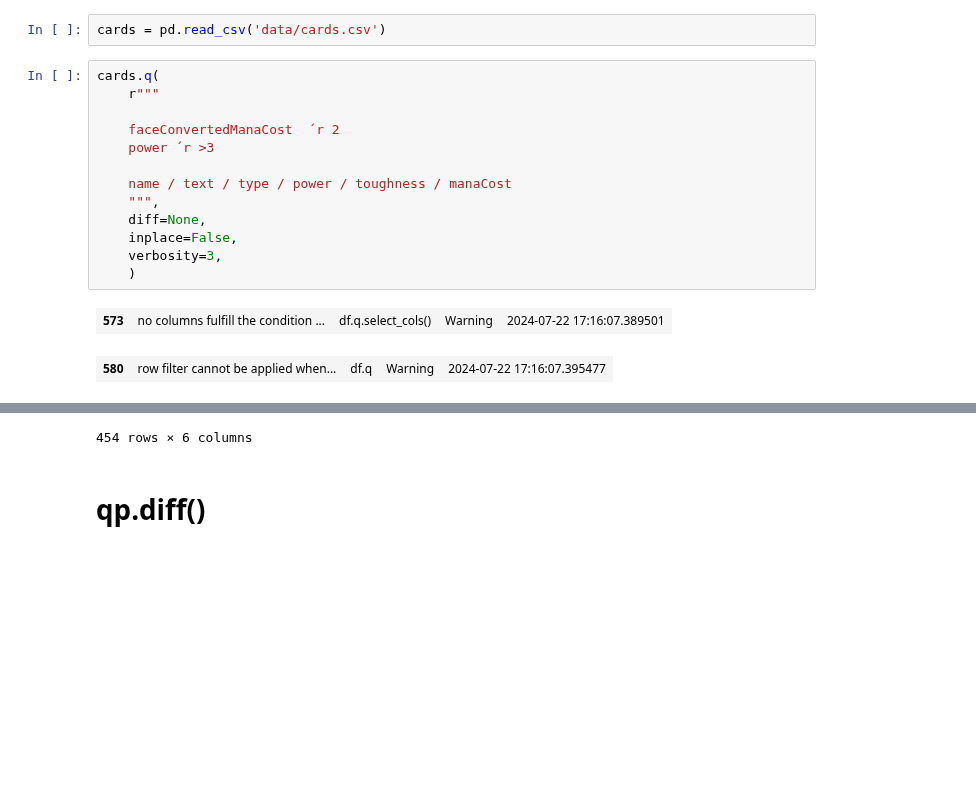
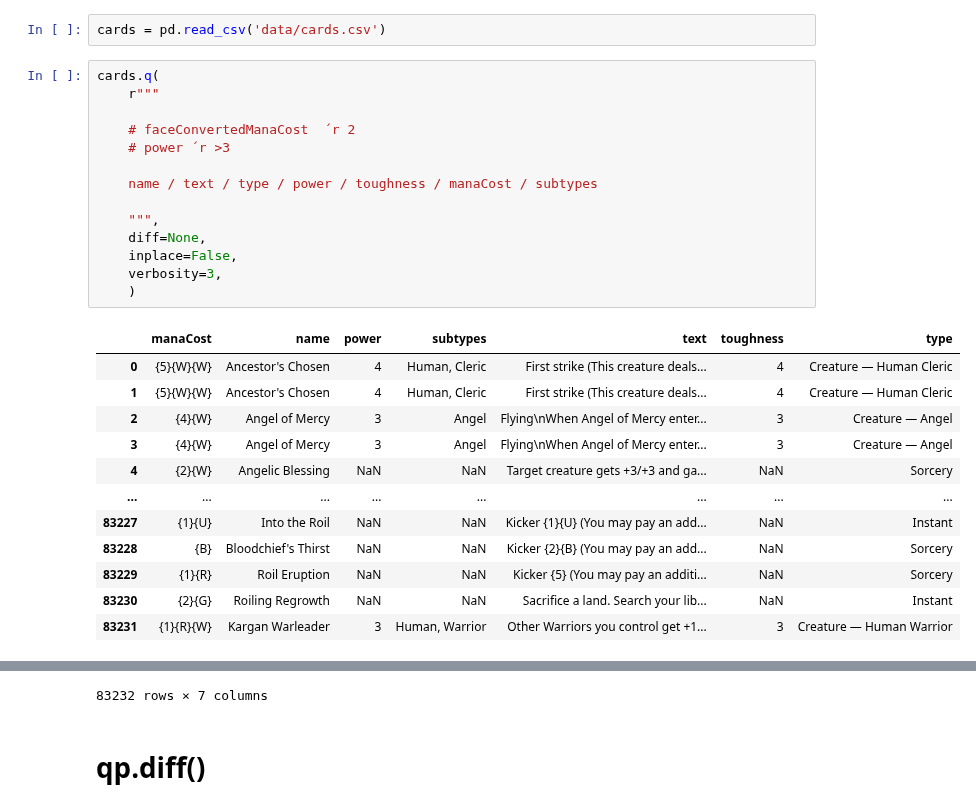
Before and after one commit to MartinVoelkl94/qplib_dev, a Jupyter notebook: prototyping.ipynb, the cells around one changed output, grey strips where cells are left out. Saved outputs shown, nothing was run; the diff lists cells and outputs as text; blank space fills up the shorter version.

```diff
--- a/prototyping.ipynb
+++ b/prototyping.ipynb
@@ -1064,16 +1100,27 @@ cards = pd.read_csv('data/cards.csv')
 # %%
 cards.q(
     r"""
 
-    faceConvertedManaCost  ´r 2
-    power ´r >3
+    # faceConvertedManaCost  ´r 2
+    # power ´r >3
 
-    name / text / type / power / toughness / manaCost
+    name / text / type / power / toughness / manaCost / subtypes
+
     """,
     diff=None,
     inplace=False,
     verbosity=3,
     )
 # %% [output]
-| 573 | no columns fulfill the condition ... | df.q.select_cols() | Warning | 2024-07-22 17:16:07.389501 |
+|  | manaCost | name | power | subtypes | text | toughness | type |
+| 0 | {5}{W}{W} | Ancestor's Chosen | 4 | Human, Cleric | First strike (This creature deals... | 4 | Creature — Human Cleric |
+| 1 | {5}{W}{W} | Ancestor's Chosen | 4 | Human, Cleric | First strike (This creature deals... | 4 | Creature — Human Cleric |
+| 2 | {4}{W} | Angel of Mercy | 3 | Angel | Flying\nWhen Angel of Mercy enter... | 3 | Creature — Angel |
+| 3 | {4}{W} | Angel of Mercy | 3 | Angel | Flying\nWhen Angel of Mercy enter... | 3 | Creature — Angel |
+| 4 | {2}{W} | Angelic Blessing | NaN | NaN | Target creature gets +3/+3 and ga... | NaN | Sorcery |
+| ... | ... | ... | ... | ... | ... | ... | ... |
+| 83227 | {1}{U} | Into the Roil | NaN | NaN | Kicker {1}{U} (You may pay an add... | NaN | Instant |
+| 83228 | {B} | Bloodchief's Thirst | NaN | NaN | Kicker {2}{B} (You may pay an add... | NaN | Sorcery |
+| 83229 | {1}{R} | Roil Eruption | NaN | NaN | Kicker {5} (You may pay an additi... | NaN | Sorcery |
+| 83230 | {2}{G} | Roiling Regrowth | NaN | NaN | Sacrifice a land. Search your lib... | NaN | Instant |
+| 83231 | {1}{R}{W} | Kargan Warleader | 3 | Human, Warrior | Other Warriors you control get +1... | 3 | Creature — Human Warrior |
-| 580 | row filter cannot be applied when... | df.q | Warning | 2024-07-22 17:16:07.395477 |
@@ -1092,4 +1127,4 @@ cards.q(
-454 rows × 6 columns
+83232 rows × 7 columns
 # %% [markdown]
 # qp.diff()
 # %%
```
Also changed, not shown: parts of 5 cells of this notebook, 2 other files.
